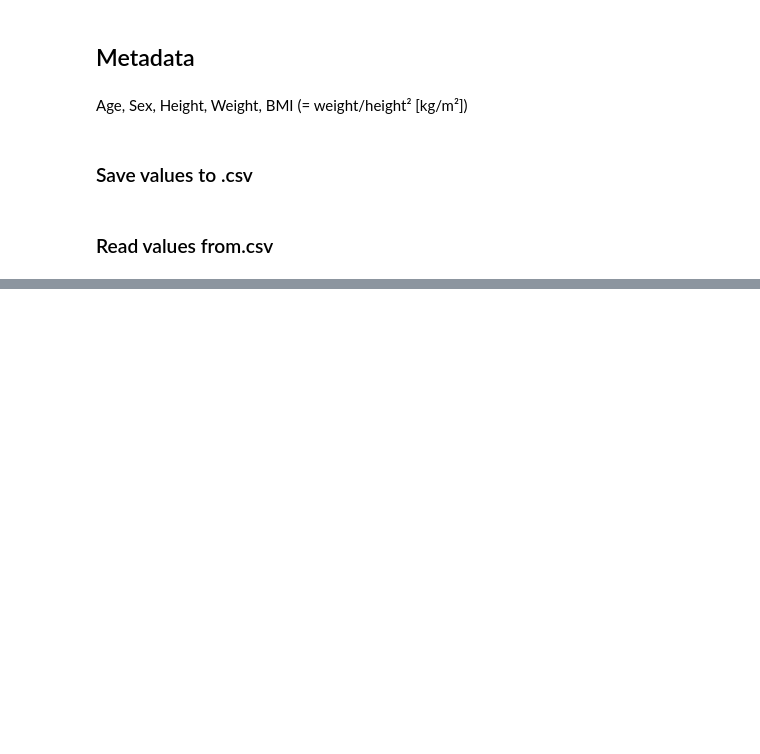
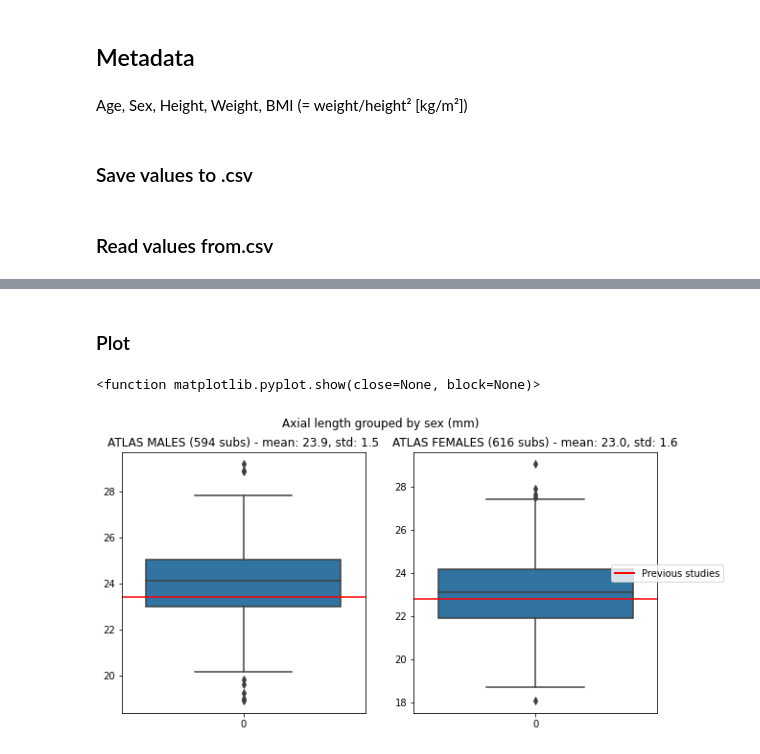
Before and after one commit to jaimebarran/a-eye_segmentation, a Jupyter notebook: deep_learning/3D_multilabel/extract_biometrics.ipynb, the cells around one changed output, grey strips where cells are left out. Saved outputs shown, nothing was run; the diff lists cells and outputs as text; code cells hidden in the pictures; blank space fills up the shorter version.

```diff
--- a/deep_learning/3D_multilabel/extract_biometrics.ipynb
+++ b/deep_learning/3D_multilabel/extract_biometrics.ipynb
@@ -1120,0 +1167,47 @@ men: 594, women: 616
+# %% [markdown]
+### Plot
+# %%
+from matplotlib import pyplot as plt
+from matplotlib.lines import Line2D
+import seaborn as sns
+
+# Literature (PlosOne Sönke). See https://www.ncbi.nlm.nih.gov/pmc/articles/PMC6366780/
+ref_axl_male_mean = 23.4 # mm
+ref_axl_male_std = 0.8 # mm
+ref_axl_female_mean = 22.8 # mm
+ref_axl_female_std = 0.9 # mm
+
+# Subplots
+k = 1 # Figure size to preserve ratio 16:9
+fig, ax = plt.subplots(1, 2, figsize=(10, 5))
+fig.suptitle('Axial length grouped by sex (mm)')
+fix_axis = False
+x_axis = [-2, 2]
+y_axis = [19,31]
+
+# Legend
+legend_elements = [Line2D([0], [0], color='red', lw=2, label=f'Previous studies')]
+fig.legend(handles=legend_elements, loc='center right')
+
+# ATLAS - MALES
+ax[0].set_title(f'ATLAS MALES ({male_group.shape[0]} subs) - mean: {mean_al_male}, std: {std_al_male}')
+graph_lens = sns.boxplot(axial_length_male, ax=ax[0])
+graph_lens.axhline(ref_axl_male_mean, color='red')
+if fix_axis:
+    # ax[1].set_xlim(x_axis)
+    ax[0].set_ylim(y_axis)
+
+# ATLAS - FEMALES
+ax[1].set_title(f'ATLAS FEMALES ({female_group.shape[0]} subs) - mean: {mean_al_female}, std: {std_al_female}')
+graph_lens = sns.boxplot(axial_length_female, ax=ax[1])
+graph_lens.axhline(ref_axl_female_mean, color='red')
+if fix_axis:
+    # ax[1].set_xlim(x_axis)
+    ax[0].set_ylim(y_axis)
+
+plt.show
+
+# plt.savefig('/mnt/sda1/Repos/a-eye/Output/boxplots_axial_length_v2_2.png')
+# %% [output]
+<function matplotlib.pyplot.show(close=None, block=None)>
+[figure, added]
```
Also changed, not shown: parts of 5 cells of this notebook.
